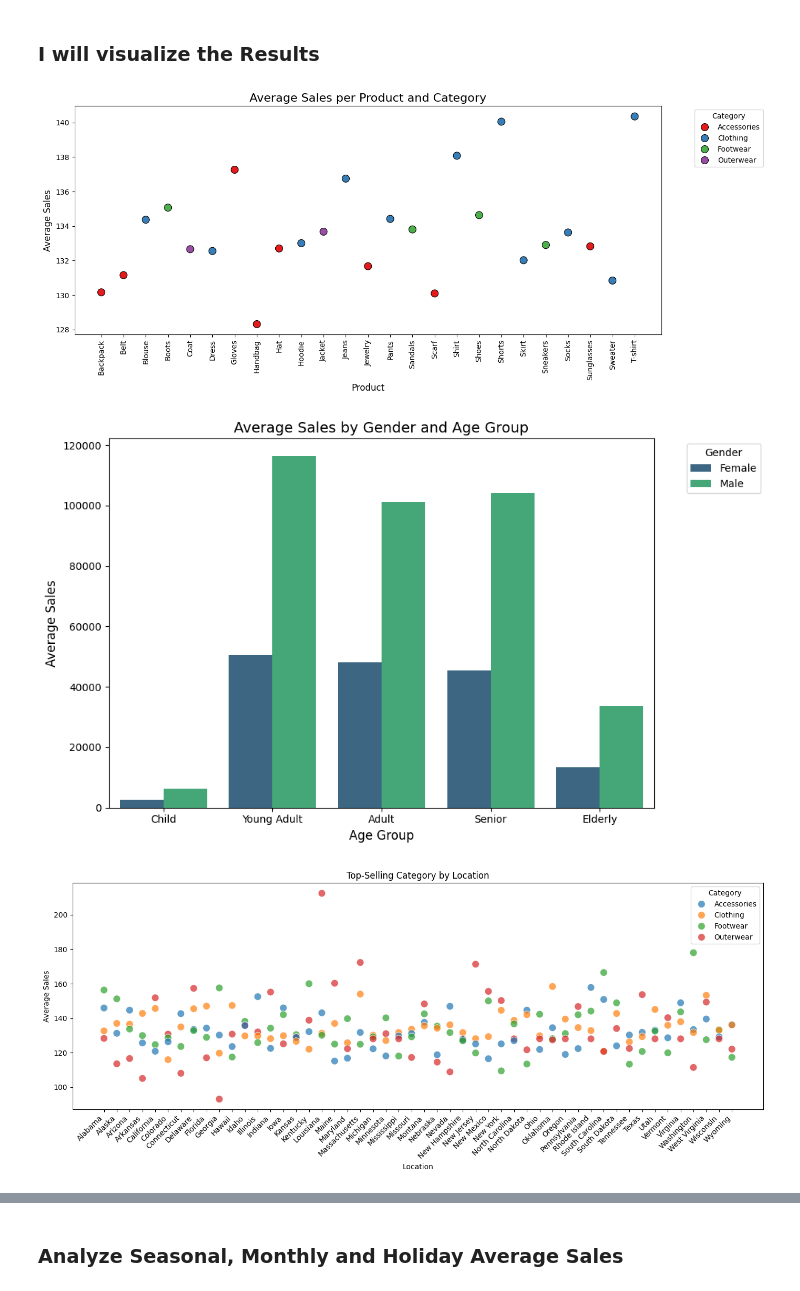
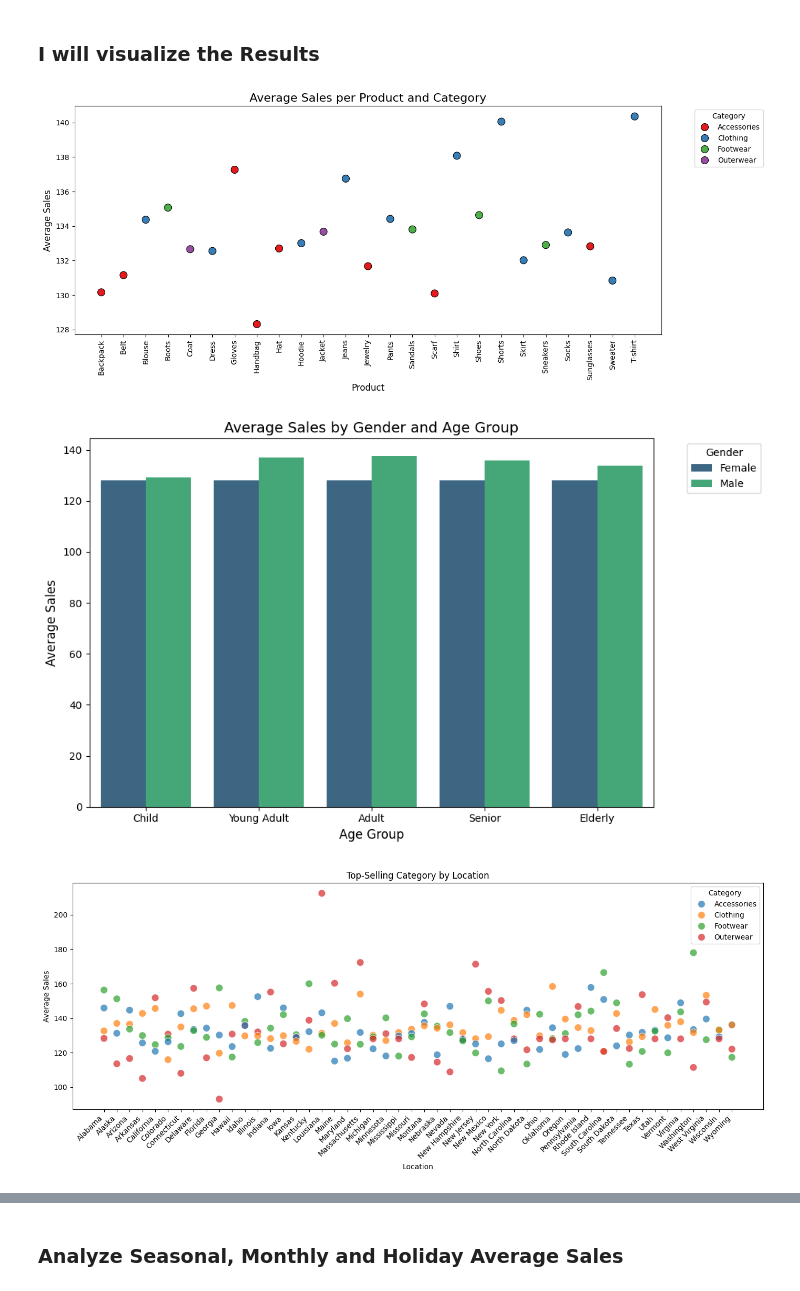
Before and after one commit to JamilaAr/Retail-Sales-and-Customer-Shopping-Trends, a Jupyter notebook: notebooks/Retail_Sales_and_Customer_Shopping_Trends.ipynb, the cells around one changed output, grey strips where cells are left out. Cells and saved outputs as stored; diff of their text form; code cells hidden in the pictures.

```diff
--- a/notebooks/Retail_Sales_and_Customer_Shopping_Trends.ipynb
+++ b/notebooks/Retail_Sales_and_Customer_Shopping_Trends.ipynb
@@ -438,7 +439,6 @@ merged_df['Date'] = pd.to_datetime(merged_df['Date'])
 merged_df['Quantity'] = pd.to_numeric(merged_df['Quantity']).fillna(0).astype(int)
 merged_df['Previous Purchases'] = pd.to_numeric(merged_df['Previous Purchases']).fillna(0).astype(int)
 merged_df['Age'] = pd.to_numeric(merged_df['Age']).fillna(0).astype(int)
-merged_df['Customer ID'] = pd.to_numeric(merged_df['Customer ID']).astype(int)
 
 # Convert Yes/No columns to boolean
 yes_no_columns = ['Subscription Status', 'Discount Applied', 'Promo Code Used']
@@ -564,66 +564,68 @@ def top_performers_by_sales(merged_df):
 # Calculate Average Sales per Product and Category
     product_category_sales = data.groupby(['Product', 'Category'], observed=True)['Sales'].mean().reset_index()
     product_category_sales.columns = ['Product', 'Category', 'Average Sales']
+# Sort the values by the average sales
     product_category_sales = product_category_sales.sort_values(by='Average Sales', ascending=False)
 
 # Calculate Average Sales by Gender and Age Group
-    gender_age_sales = data.groupby(['Gender', 'Age Group'], observed=True)['Sales'].sum().reset_index()
+    gender_age_sales = data.groupby(['Gender', 'Age Group'], observed=True)['Sales'].mean().reset_index()
     gender_age_sales.columns = ['Gender', 'Age Group', 'Average Sales']
+# Sort the values by the average sales
     gender_age_sales = gender_age_sales.sort_values(by='Average Sales', ascending=False)
 
 # Calculate Average Sales by Category and Location
-    location_sales = data.groupby(['Category', 'Location'], observed=True)['Sales'].mean().reset_index()
-    location_sales = location_sales.sort_values(by='Sales', ascending=False)
+    location_category_sales = data.groupby(['Location', "Category"], observed=True)['Sales'].mean().reset_index()
+    location_category_sales.columns = ["Location", "Category", "Average Sales"]
+    location_category_sales = location_category_sales.sort_values(by='Average Sales', ascending=False)
 
-# Return all DataFrames
-    return product_category_sales, gender_age_sales, location_sales
+# Return all the DataFrames
+    return product_category_sales, gender_age_sales, location_category_sales
 # Apply the function
-product_category_sales, gender_age_sales, location_sales = top_performers_by_sales(merged_df)
+product_category_sales, gender_age_sales, location_category_sales = top_performers_by_sales(merged_df)
 # %% [markdown]
 ### I will visualize the Results
 # %%
-# Scatter Plot from Seaborn to show the Average Sales per Product and Category
+# Crete a Scatter Plot from Seaborn to show the average sales by product and category
 plt.figure(figsize=(14, 6))
 sns.scatterplot(data=product_category_sales, x='Product', y='Average Sales', hue='Category', palette='Set1', s=100, edgecolor='black')
 # Add Titles and Labels
 plt.title('Average Sales per Product and Category', fontsize=16)
 plt.xlabel('Product', fontsize=12)
 plt.ylabel('Average Sales', fontsize=12)
 plt.xticks(rotation=90)  # Rotate x-axis labels to fit product names
 plt.legend(title='Category', bbox_to_anchor=(1.05, 1), loc='upper left')
-# Display plot
+# Update layout and display the plot
 plt.tight_layout()
 plt.show()
 
-# Bar Plot From Seaborn to show the Gender and Age Group Sales Visualization
+# Create a Bar Plot From Seaborn to show the average sales by age group and gender
 plt.figure(figsize=(10, 6))
-# Adjusted the legend title to reflect 'Gender'
 sns.barplot(data=gender_age_sales, x='Age Group', y='Average Sales', hue='Gender', palette='viridis')
-# Improved the title, labels, and layout
+# Improve the title, labels, and layout
 plt.title('Average Sales by Gender and Age Group', fontsize=14)
 plt.xlabel('Age Group', fontsize=12)
 plt.ylabel('Average Sales', fontsize=12)
-# Adjusted the legend position and title
+# Adjust the legend position and title
 plt.legend(title='Gender', bbox_to_anchor=(1.05, 1), loc='upper left', fontsize=10)
-# Ensure proper spacing for the plot
+# Update layout and display the plot
 plt.tight_layout()
-# Display the plot
 plt.show()
 
-# Scatter plot from Seaborn to show total sales by category and location
+# Create a Scatter plot from Seaborn to show the average sales by category and location
 plt.figure(figsize=(14, 6))
-sns.scatterplot(data=location_sales, x='Location', y='Sales', hue='Category', s=100, alpha=0.7)
+sns.scatterplot(data=location_category_sales, x='Location', y='Average Sales', hue='Category', s=100, alpha=0.7)
 # Add titles and labels
 plt.title('Top-Selling Category by Location')
 plt.xlabel('Location')
 plt.ylabel('Average Sales')
 plt.xticks(rotation=45, ha='right')  # Rotate x-axis labels for readability
 plt.legend(title='Category')
+# Update layout and display the plot
 plt.tight_layout()
 plt.show()
 # %% [output]
 [figure]
-[figure, old version]
+[figure, new version]
 [figure]
 # %% [markdown]
 ### Notes on Findings
```
Also changed, not shown: parts of 26 cells of this notebook.
